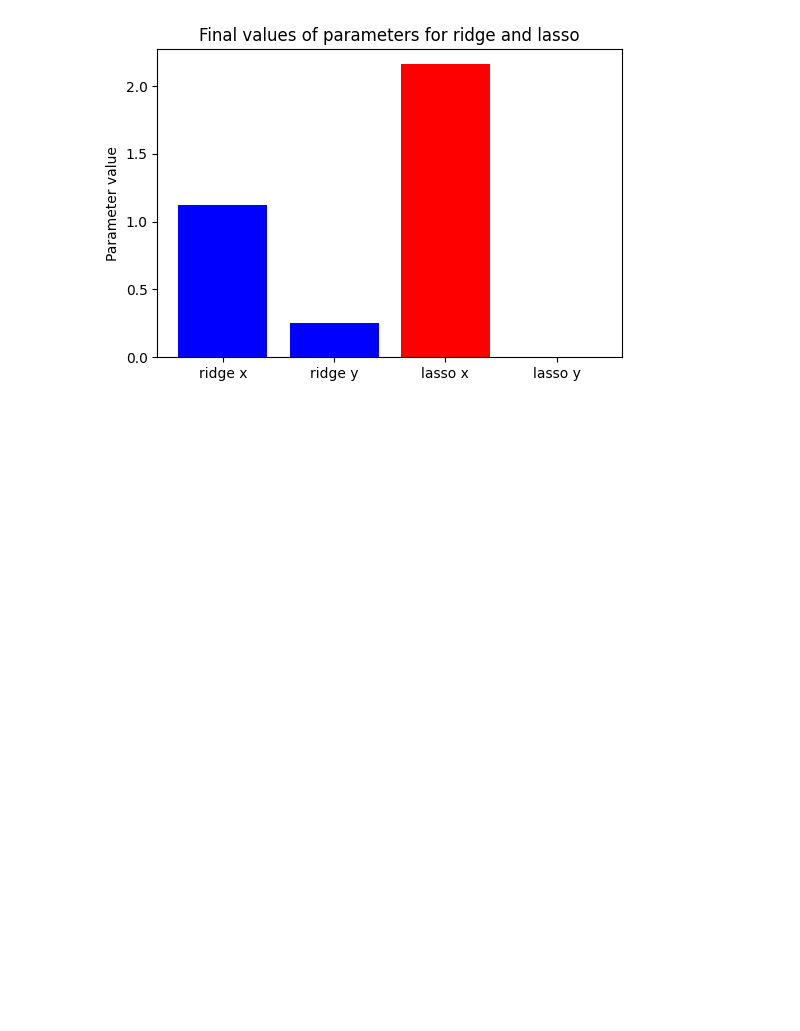
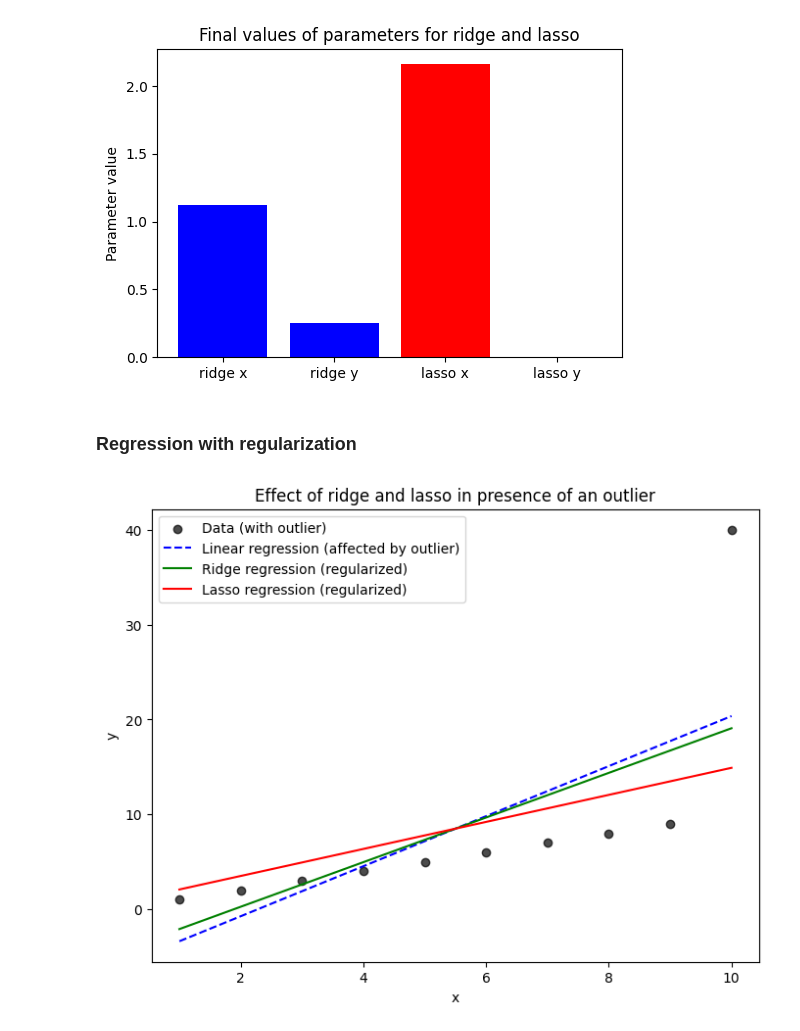
Before and after one commit to armaanirani/ML_FOUNDATIONS_24_07, a Jupyter notebook: regularization.ipynb, the cells around one changed output. Saved outputs shown, nothing was run; the diff lists cells and outputs as text; code cells hidden in the pictures; blank space fills up the shorter version.

Commit message:
Regression with regularization

```diff
--- a/regularization.ipynb
+++ b/regularization.ipynb
@@ -86,3 +86,36 @@ plt.show()
 Final ridge params: x = 1.1249999975317673, y = 0.24999999975483336
 Final lasso params: x = 2.1624569061612706, y = 1.7646280170316783e-06
 [figure]
+# %% [markdown]
+### Regression with regularization
+# %%
+from sklearn.linear_model import LinearRegression, Ridge, Lasso
+
+# Define a dataset with an extreme outlier
+x = np.array([1, 2, 3, 4, 5, 6, 7, 8, 9, 10]).reshape(-1, 1)
+y = np.array([1, 2, 3, 4, 5, 6, 7, 8, 9, 40])   # outlier at the last index
+
+# Fit models
+lin_reg = LinearRegression().fit(x, y)
+ridge_reg = Ridge(alpha=10).fit(x, y)
+lasso_reg = Lasso(alpha=10).fit(x, y)
+
+# Predicted values
+x_pred = np.linspace(1, 10, 100).reshape(-1, 1)
+y_pred_lin = lin_reg.predict(x_pred)
+y_pred_ridge = ridge_reg.predict(x_pred)
+y_pred_lasso = lasso_reg.predict(x_pred)
+
+# Plot results
+plt.figure(figsize=(8, 6))
+plt.scatter(x, y, color='black', label='Data (with outlier)', alpha=0.7)
+plt.plot(x_pred, y_pred_lin, label='Linear regression (affected by outlier)', color='blue', linestyle='dashed')
+plt.plot(x_pred, y_pred_ridge, label='Ridge regression (regularized)', color='green')
+plt.plot(x_pred, y_pred_lasso, label='Lasso regression (regularized)', color='red')
+plt.xlabel('x')
+plt.ylabel('y')
+plt.title('Effect of ridge and lasso in presence of an outlier')
+plt.legend()
+plt.show()
+# %% [output]
+[figure, added]
```
Also changed, not shown: 1 other file.
